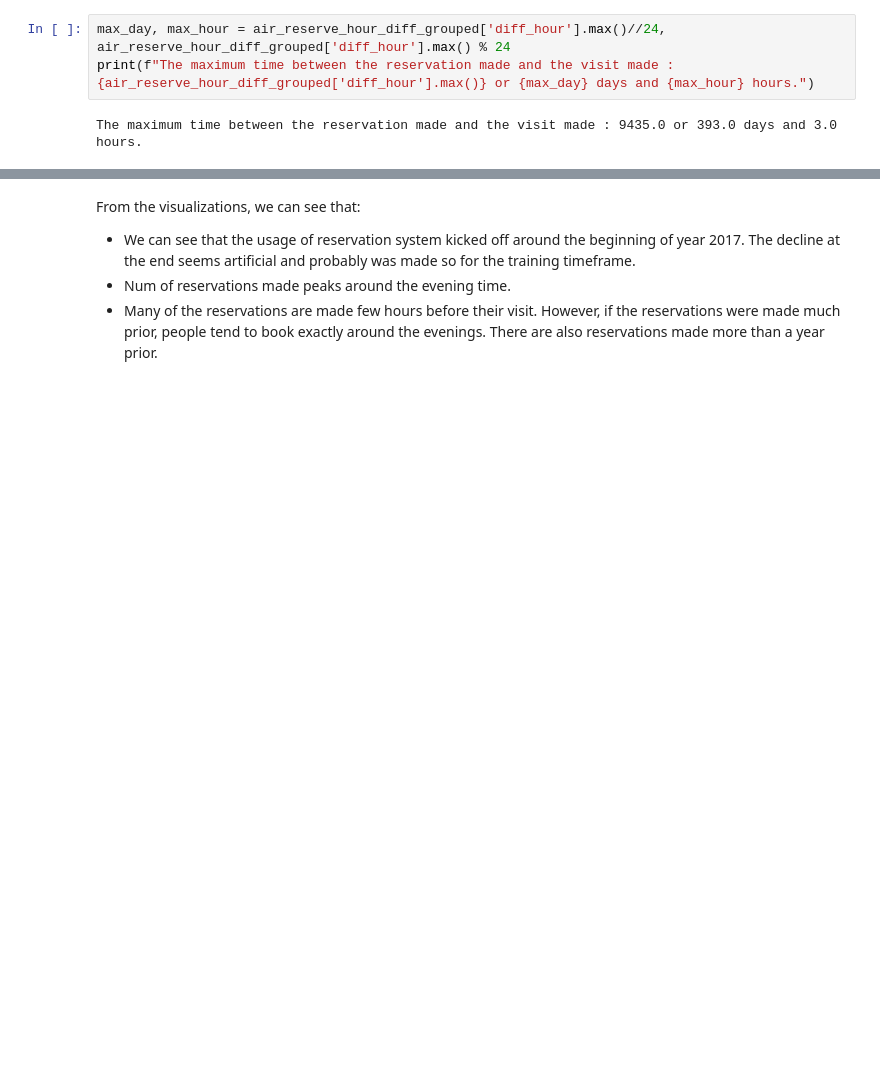
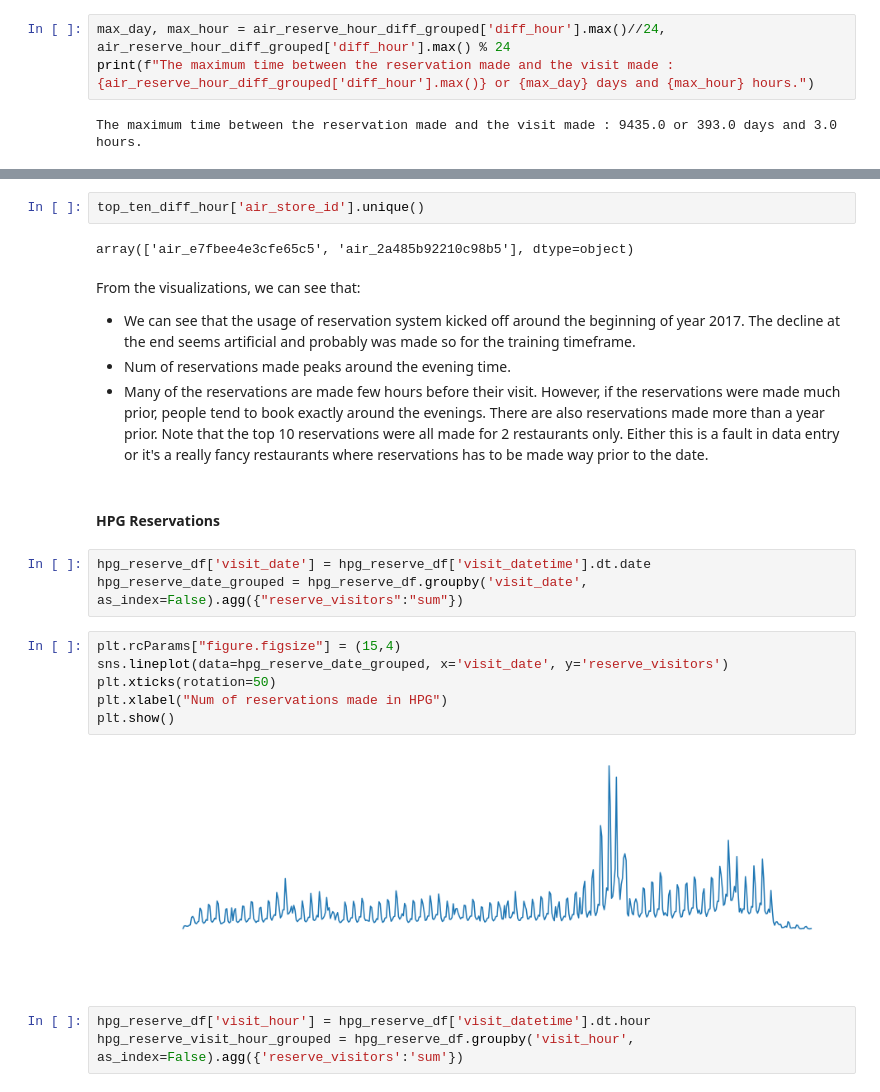
Before and after one commit to Ugenteraan/Be-my-guest---Recruit-Restaurant-EDA, a Jupyter notebook: main.ipynb, the cells around one changed output, grey strips where cells are left out. Cells and saved outputs as stored; diff of their text form; blank space fills up the shorter version.

Commit message:
hpg reservation analysis

```diff
--- a/main.ipynb
+++ b/main.ipynb
@@ -536,6 +542,26 @@ The maximum time between the reservation made and the visit made : 9435.0 or 393
+# %%
+top_ten_diff_hour['air_store_id'].unique()
+# %% [output]
+array(['air_e7fbee4e3cfe65c5', 'air_2a485b92210c98b5'], dtype=object)
 # %% [markdown]
 From the visualizations, we can see that:
 
 * We can see that the usage of reservation system kicked off around the beginning of year 2017. The decline at the end seems artificial and probably was made so for the training timeframe.
 * Num of reservations made peaks around the evening time.
-* Many of the reservations are made few hours before their visit. However, if the reservations were made much prior, people tend to book exactly around the evenings. There are also reservations made more than a year prior.
+* Many of the reservations are made few hours before their visit. However, if the reservations were made much prior, people tend to book exactly around the evenings. There are also reservations made more than a year prior. Note that the top 10 reservations were all made for 2 restaurants only. Either this is a fault in data entry or it's a really fancy restaurants where reservations has to be made way prior to the date.
+# %% [markdown]
+#### HPG Reservations
+# %%
+hpg_reserve_df['visit_date'] = hpg_reserve_df['visit_datetime'].dt.date
+hpg_reserve_date_grouped = hpg_reserve_df.groupby('visit_date', as_index=False).agg({"reserve_visitors":"sum"})
+# %%
+plt.rcParams["figure.figsize"] = (15,4)
+sns.lineplot(data=hpg_reserve_date_grouped, x='visit_date', y='reserve_visitors')
+plt.xticks(rotation=50)
+plt.xlabel("Num of reservations made in HPG")
+plt.show()
+# %% [output]
+[figure, added]
+# %%
+hpg_reserve_df['visit_hour'] = hpg_reserve_df['visit_datetime'].dt.hour
+hpg_reserve_visit_hour_grouped = hpg_reserve_df.groupby('visit_hour', as_index=False).agg({'reserve_visitors':'sum'})
```
Also changed, not shown: parts of 11 cells of this notebook.
